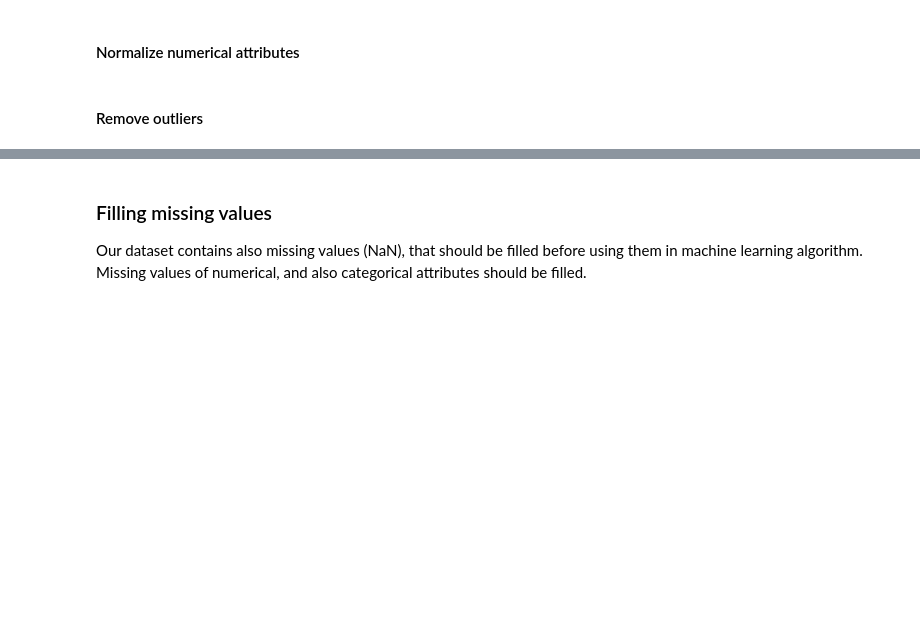
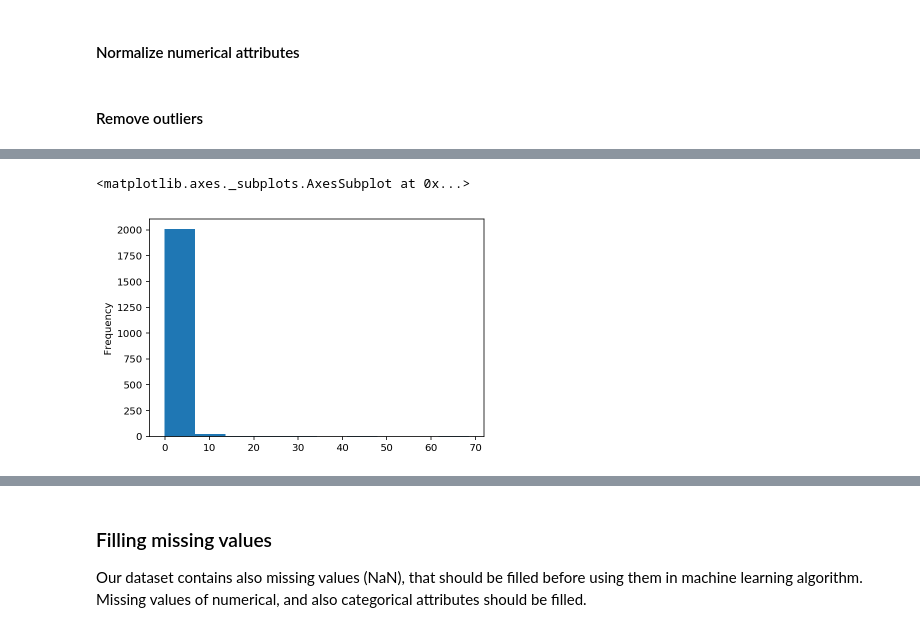
Before and after one commit to pmacinec/iau-project, a Jupyter notebook: macinec_janik_project1_preprocessing.ipynb, the cells around one changed output, grey strips where cells are left out. Drawn from its saved outputs; the diff is of its cells as text; code cells hidden in the pictures; blank space fills up the shorter version.

```diff
--- a/macinec_janik_project1_preprocessing.ipynb
+++ b/macinec_janik_project1_preprocessing.ipynb
@@ -299,0 +497,7 @@ transformed = model.transform(df_train)
+# %%
+tmp = df_train.copy()
+tmp['T4U'], _ = boxcox(df_train['T4U'])
+tmp['T4U'].plot(kind = 'hist')
+# %% [output]
+<matplotlib.axes._subplots.AxesSubplot at 0x...>
+[figure, added]
```
Also changed, not shown: parts of 87 cells of this notebook.
